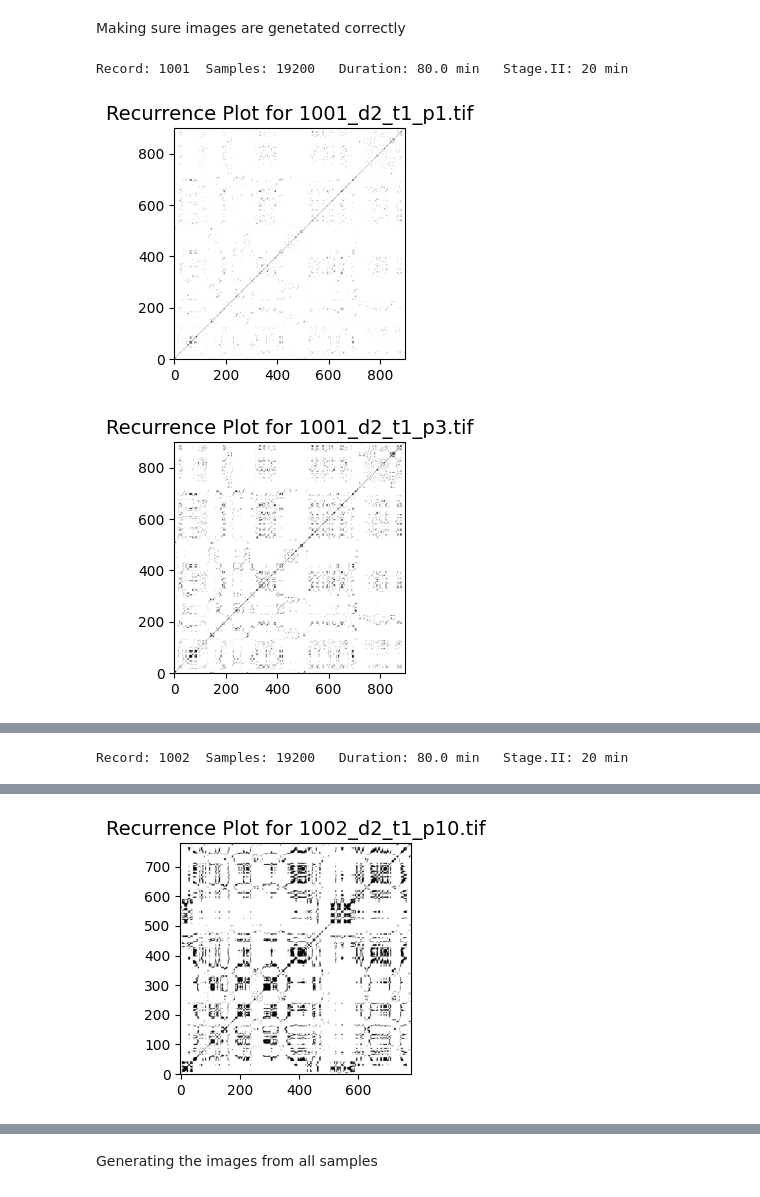
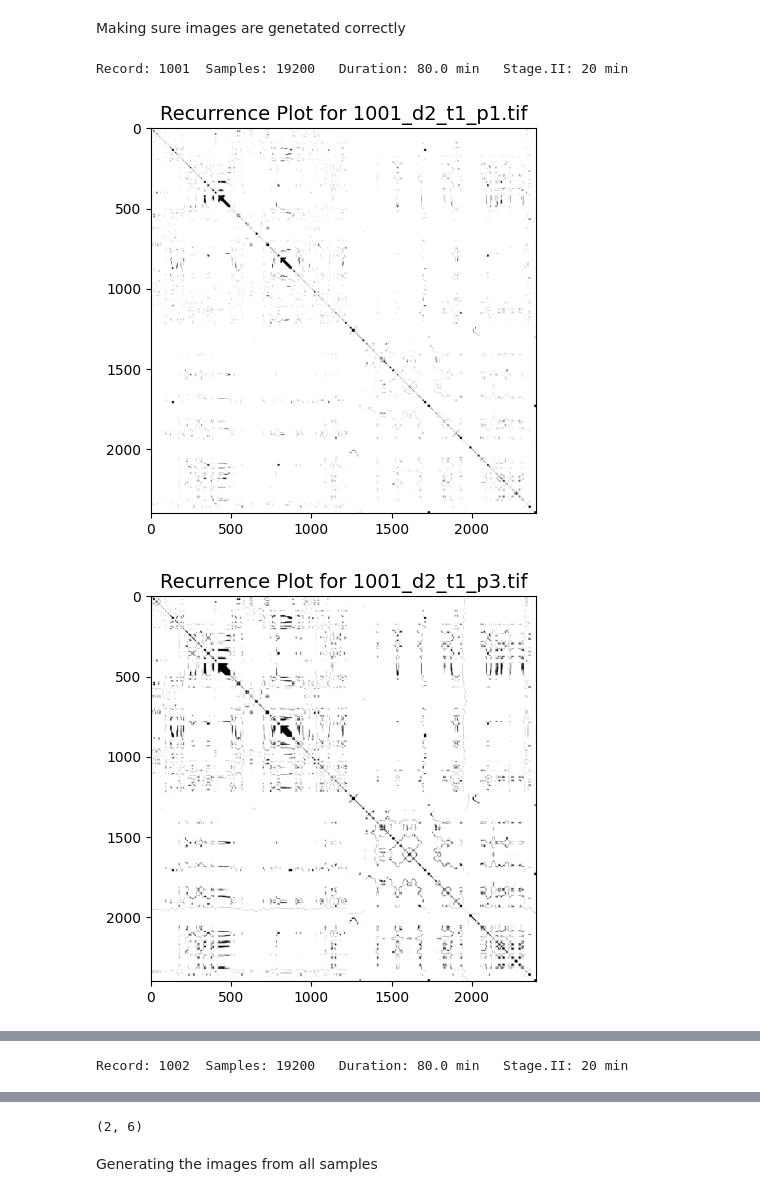
Before and after one commit to andre-coimbra-ifg/CTG_RP_PC, a Jupyter notebook: CTG_RP_ResNet.ipynb, the cells around one changed output, grey strips where cells are left out. Saved outputs shown, nothing was run; the diff lists cells and outputs as text; code cells hidden in the pictures.

```diff
--- a/CTG_RP_ResNet.ipynb
+++ b/CTG_RP_ResNet.ipynb
@@ -187,7 +189,7 @@ random.seed(1234)
 
 POLICY='late_valid' # 'best_quality', 'early_valid', 'late_valid'
 
-rp_params = gen_recurrence_params(dimensions=[2], time_delays=[1], percentages=[1, 3, 10, 20], use_clip_vals=[False])
+rp_params = gen_recurrence_params(dimensions=[2], time_delays=[1], percentages=[1, 3, 10], use_clip_vals=[False])
 rp_params
 # %% [output]
 [{'dimension': 2, 'time_delay': 1, 'percentage': 1, 'use_clip': False},
@@ -206,11 +205,10 @@ images_path = 'images'
 # %% [markdown]
 Making sure images are genetated correctly
 # %%
-generate_rp_images(RECORDINGS_DIR, images_dir=IMAGES_DIR, rp_params=rp_params,
-                   policy=POLICY, clip_stage_II=False,
-                   show_signal=False, show_image=True, verbose=True, cmap='binary',
-                   limit=3, max_seg_min=15)
+generate_rp_images_segment(RECORDINGS_DIR, images_dir=IMAGES_DIR, rp_params=rp_params,
+                   policy=POLICY, show_signal=False, show_image=True, verbose=True, cmap='binary',
+                   limit=2, max_seg_min=10, n_dec=1)
 # %% [output]
 Record: 1001  Samples: 19200   Duration: 80.0 min   Stage.II: 20 min
-[figure, old version]
+[figure, new version]
-[figure, old version]
+[figure, new version]
@@ -217,0 +216 @@ Record: 1001  Samples: 19200   Duration: 80.0 min   Stage.II: 20 min
+Record: 1002  Samples: 19200   Duration: 80.0 min   Stage.II: 20 min
@@ -219 +217,0 @@ Record: 1001  Samples: 19200   Duration: 80.0 min   Stage.II: 20 min
-Record: 1002  Samples: 19200   Duration: 80.0 min   Stage.II: 20 min
@@ -222 +219,0 @@ Record: 1002  Samples: 19200   Duration: 80.0 min   Stage.II: 20 min
-[figure, removed]
@@ -224,3 +220,4 @@ Record: 1002  Samples: 19200   Duration: 80.0 min   Stage.II: 20 min
+(2, 6)
 # %% [markdown]
 Generating the images from all samples
 # %%
```
Also changed, not shown: parts of 14 cells of this notebook.
